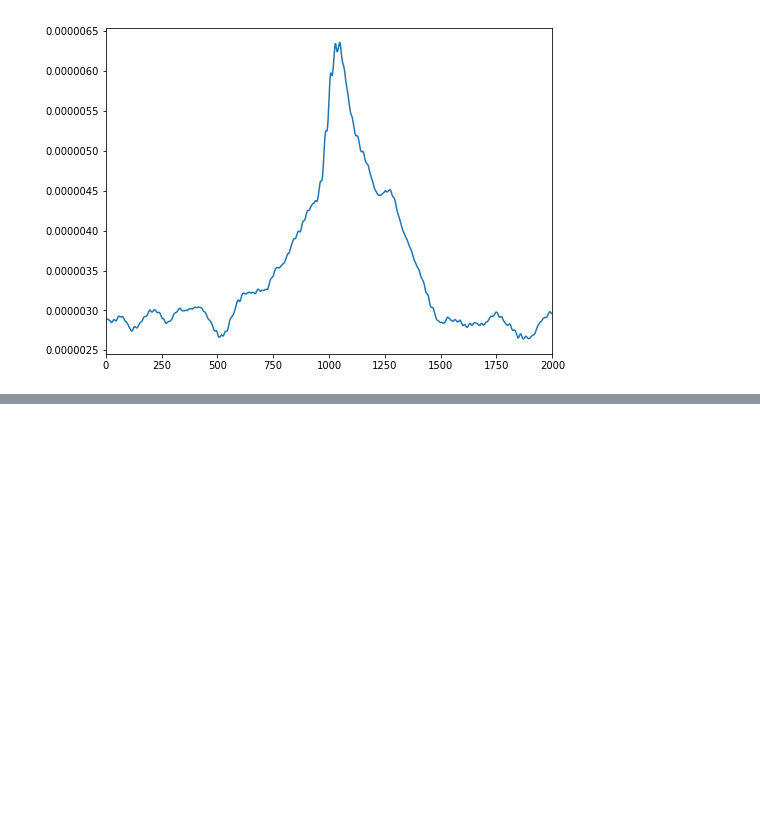
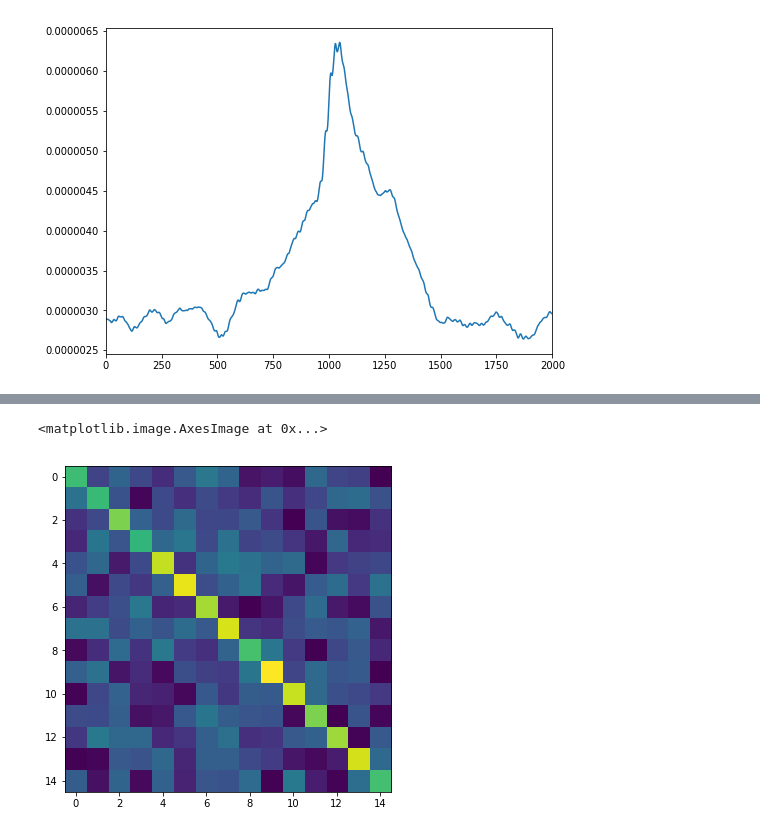
Before and after one commit to BasilMinkov/Jupyter-Notebooks, a Jupyter notebook: alpha_feedback/AlphaNFB_Subject1.ipynb, the cells around one changed output, grey strips where cells are left out. Drawn from its saved outputs; the diff is of its cells as text; code cells hidden in the pictures; blank space fills up the shorter version.

```diff
--- a/alpha_feedback/AlphaNFB_Subject1.ipynb
+++ b/alpha_feedback/AlphaNFB_Subject1.ipynb
@@ -78,0 +116,7 @@ slises.mean(axis=1).plot()
+# %%
+a = np.identity(15)*1.5+np.random.random([15,15])
+# %%
+plt.imshow(a)
+# %% [output]
+<matplotlib.image.AxesImage at 0x...>
+[figure, added]
```
Also changed, not shown: parts of 7 cells of this notebook, 1 other file.
